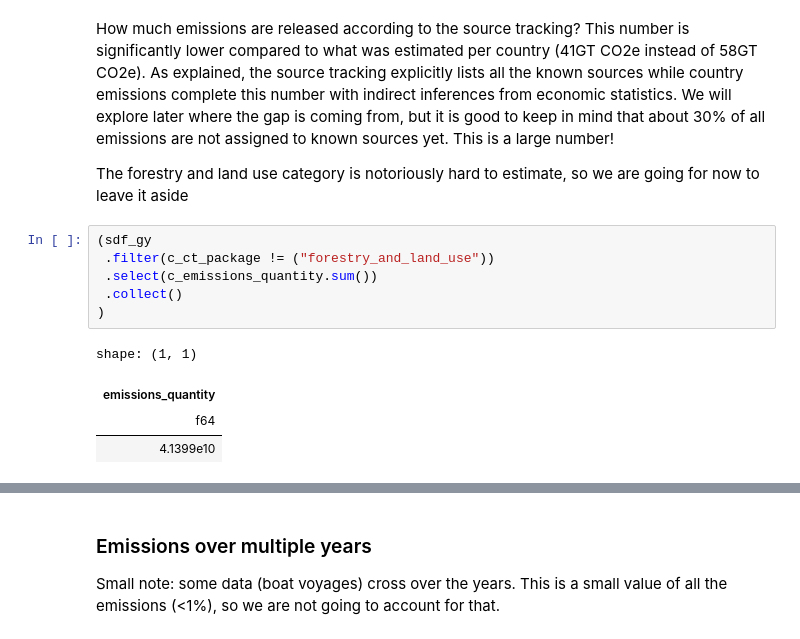
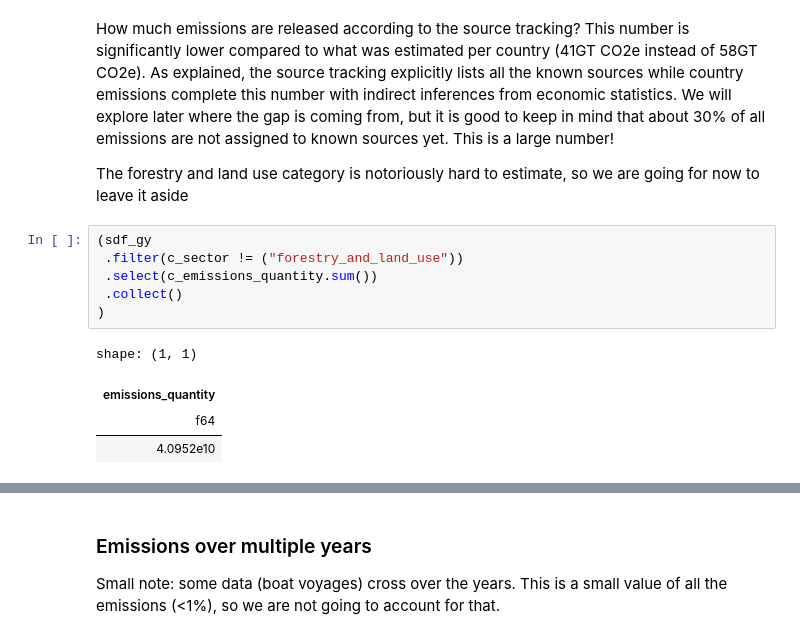
Before and after one commit to tjhunter/climate-trace-handbook, a Jupyter notebook: ct_book/_build/jupyter_execute/initial_analysis.ipynb, the cells around one changed output, grey strips where cells are left out. Saved outputs shown, nothing was run; the diff lists cells and outputs as text.

```diff
--- a/ct_book/_build/jupyter_execute/initial_analysis.ipynb
+++ b/ct_book/_build/jupyter_execute/initial_analysis.ipynb
@@ -230,12 +233,12 @@ How much emissions are released according to the source tracking? This number is
 The forestry and land use category is notoriously hard to estimate, so we are going for now to leave it aside
 # %%
 (sdf_gy
- .filter(c_ct_package != ("forestry_and_land_use"))
+ .filter(c_sector != ("forestry_and_land_use"))
  .select(c_emissions_quantity.sum())
  .collect()
 )
 # %% [output]
 shape: (1, 1)
 | emissions_quantity |
 | f64 |
-| 4.1399e10 |
+| 4.0952e10 |
```
Also changed, not shown: parts of 15 cells of this notebook, 18 other files.
